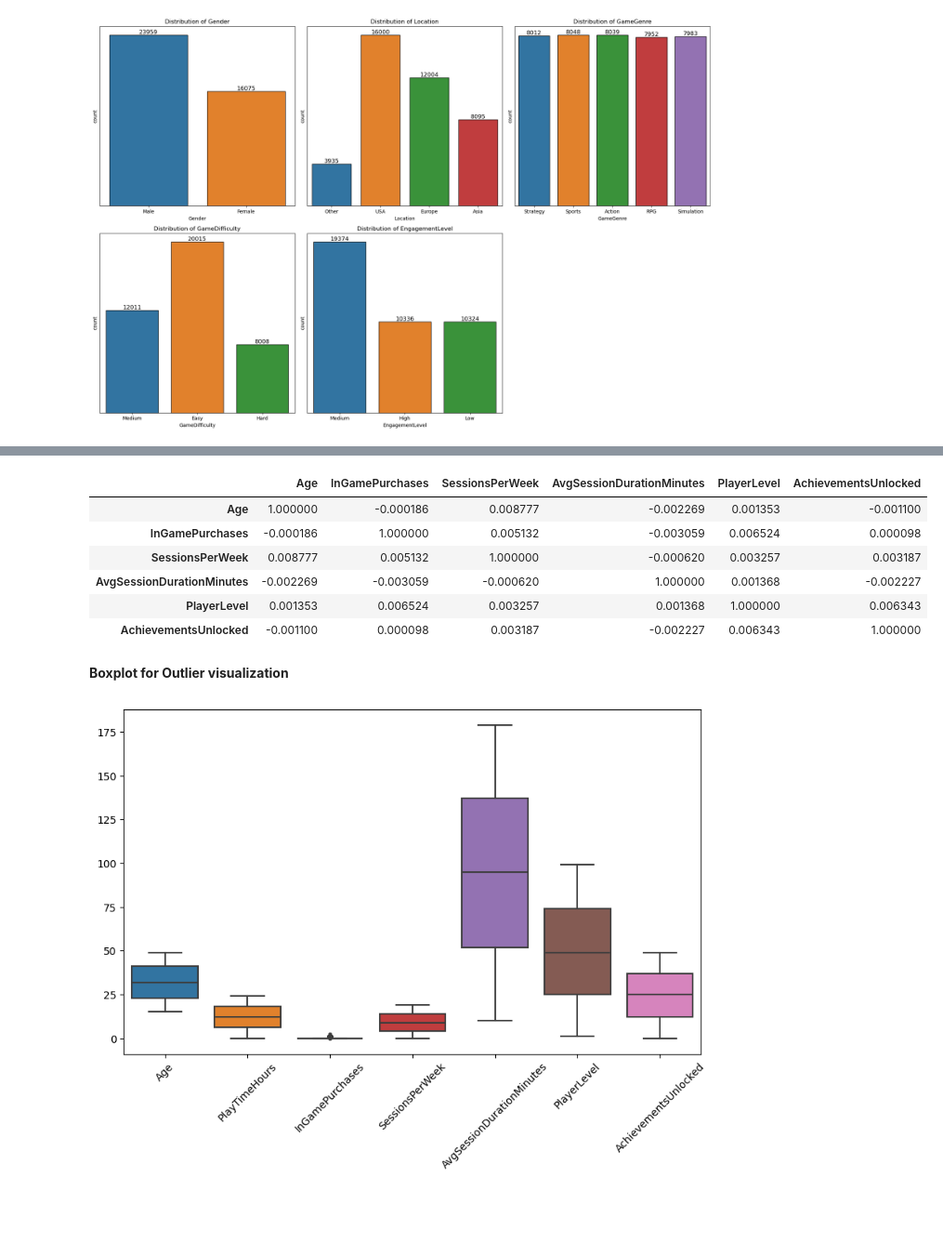
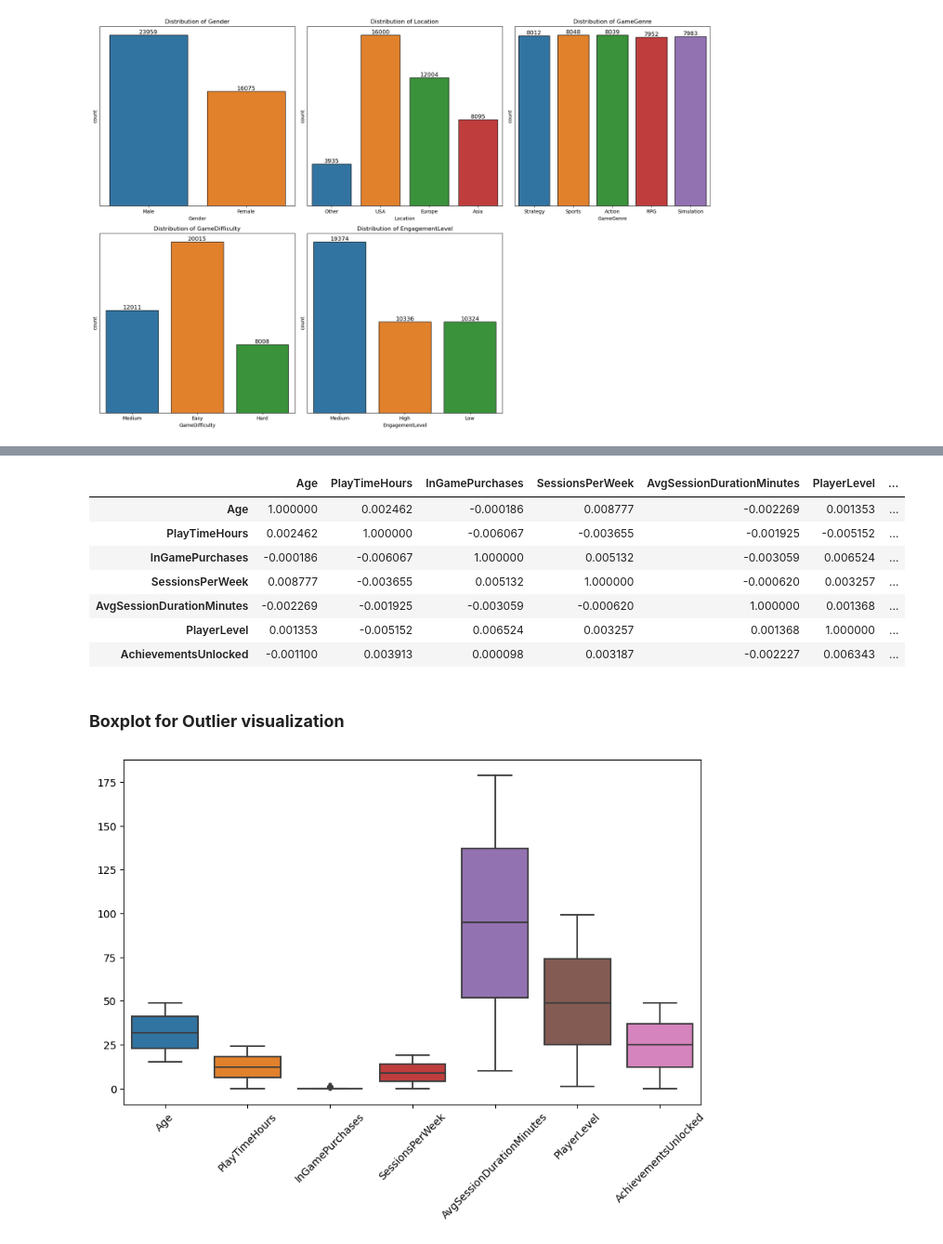
Before and after one commit to UgeneTettey/Blossom_Projects, a Jupyter notebook: capstone/Online_Gaming_Behavior/Online_Gaming_Prediction.ipynb, the cells around one changed output, grey strips where cells are left out. Shown at 93% size. Drawn from its saved outputs; the diff is of its cells as text; code cells hidden in the pictures; blank space fills up the shorter version.

```diff
--- a/capstone/Online_Gaming_Behavior/Online_Gaming_Prediction.ipynb
+++ b/capstone/Online_Gaming_Behavior/Online_Gaming_Prediction.ipynb
@@ -54,8 +55,8 @@ import warnings
 warnings.filterwarnings('ignore')
 # %%
 # loading the dataset
-game_df = pd.read_csv('online_gaming_behavior_dataset.csv')
-game_df.head()
+df = pd.read_csv('online_gaming_behavior_dataset.csv')
+df.head()
 # %% [output]
 |  | PlayerID | Age | Gender | Location | GameGenre | PlayTimeHours | InGamePurchases | GameDifficulty | ... |
 | 0 | 9000 | 43 | Male | Other | Strategy | 16.271119 | 0 | Medium | ... |
@@ -113,7 +116,7 @@ game_df['Location'].unique()
 array(['Other', 'USA', 'Europe', 'Asia'], dtype=object)
 # %%
 # drop player ID column
-game_df = game_df.drop('PlayerID', axis=1)
+df = df.drop('PlayerID', axis=1)
 # %% [markdown]
 ### Visualizations and EDA
 # %%
@@ -139,6 +142,5 @@ Index(['Age', 'Gender', 'Location', 'GameGenre', 'PlayTimeHours',
       dtype='object')
 # %%
 # visulaiing categorical columns
-categorical_cols = game_df.select_dtypes(include=['object']).columns.tolist()
-numerical_cols = game_df.select_dtypes(include=['int']).columns.tolist()
-print(categorical_cols)
+categorical_cols = df.select_dtypes(include=['object']).columns.tolist()
+numerical_cols = df.select_dtypes(include=['int', 'float']).columns.tolist()
@@ -193,17 +189,18 @@ plt.show()
 # %%
-numerical_df = game_df[numerical_cols]
+numerical_df = df[numerical_cols]
 correlations = numerical_df.corr()
 # print(correlations)
 correlations
 # %% [output]
-|  | Age | InGamePurchases | SessionsPerWeek | AvgSessionDurationMinutes | PlayerLevel | AchievementsUnlocked |
-| Age | 1.000000 | -0.000186 | 0.008777 | -0.002269 | 0.001353 | -0.001100 |
-| InGamePurchases | -0.000186 | 1.000000 | 0.005132 | -0.003059 | 0.006524 | 0.000098 |
-| SessionsPerWeek | 0.008777 | 0.005132 | 1.000000 | -0.000620 | 0.003257 | 0.003187 |
-| AvgSessionDurationMinutes | -0.002269 | -0.003059 | -0.000620 | 1.000000 | 0.001368 | -0.002227 |
-| PlayerLevel | 0.001353 | 0.006524 | 0.003257 | 0.001368 | 1.000000 | 0.006343 |
-| AchievementsUnlocked | -0.001100 | 0.000098 | 0.003187 | -0.002227 | 0.006343 | 1.000000 |
+|  | Age | PlayTimeHours | InGamePurchases | SessionsPerWeek | AvgSessionDurationMinutes | PlayerLevel | ... |
+| Age | 1.000000 | 0.002462 | -0.000186 | 0.008777 | -0.002269 | 0.001353 | ... |
+| PlayTimeHours | 0.002462 | 1.000000 | -0.006067 | -0.003655 | -0.001925 | -0.005152 | ... |
+| InGamePurchases | -0.000186 | -0.006067 | 1.000000 | 0.005132 | -0.003059 | 0.006524 | ... |
+| SessionsPerWeek | 0.008777 | -0.003655 | 0.005132 | 1.000000 | -0.000620 | 0.003257 | ... |
+| AvgSessionDurationMinutes | -0.002269 | -0.001925 | -0.003059 | -0.000620 | 1.000000 | 0.001368 | ... |
+| PlayerLevel | 0.001353 | -0.005152 | 0.006524 | 0.003257 | 0.001368 | 1.000000 | ... |
+| AchievementsUnlocked | -0.001100 | 0.003913 | 0.000098 | 0.003187 | -0.002227 | 0.006343 | ... |
 # %% [markdown]
-**Boxplot for Outlier visualization**
+### **Boxplot for Outlier visualization**
 # %%
 plt.figure(figsize=(10,6))
```
Also changed, not shown: parts of 33 cells of this notebook.
